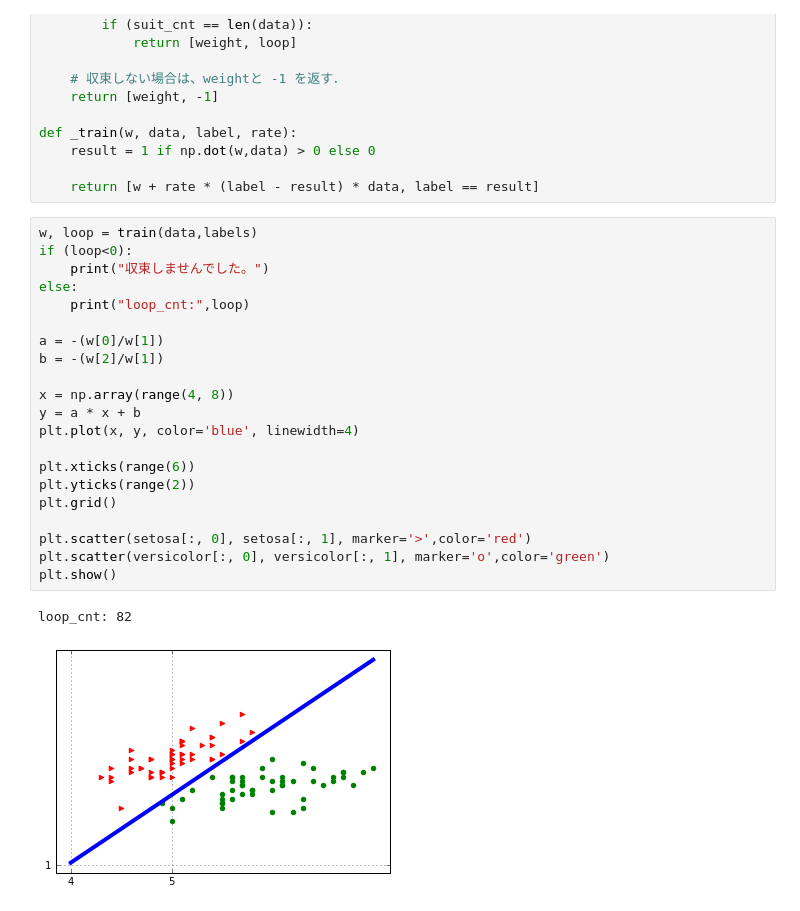
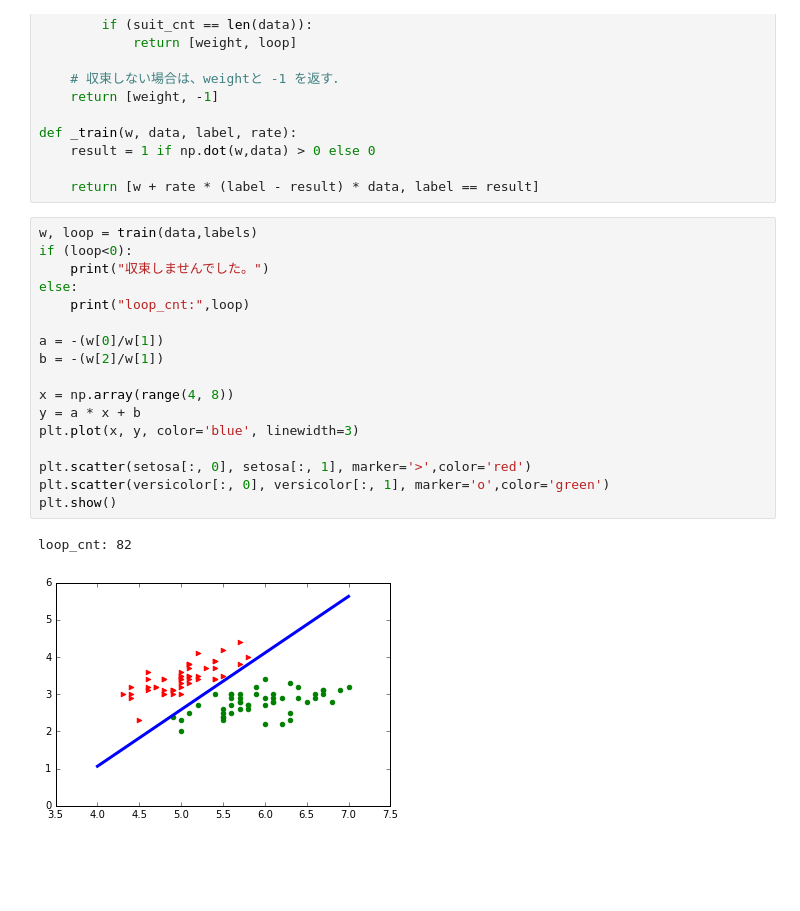
Before and after one commit to yamatsuka-hiroto/ml, a Jupyter notebook: perceptron_iris.ipynb, the cells around one changed output. Cells and saved outputs as stored; diff of their text form; blank space fills up the shorter version.

Commit message:
fix graph

```diff
--- a/perceptron_iris.ipynb
+++ b/perceptron_iris.ipynb
@@ -87,24 +92,20 @@ def _train(w, data, label, rate):
 # %%
 w, loop = train(data,labels)
 if (loop<0):
     print("収束しませんでした。")
 else:
     print("loop_cnt:",loop)
 
 a = -(w[0]/w[1])
 b = -(w[2]/w[1])
 
 x = np.array(range(4, 8))
 y = a * x + b
-plt.plot(x, y, color='blue', linewidth=4)
-
-plt.xticks(range(6))
-plt.yticks(range(2))
-plt.grid()
+plt.plot(x, y, color='blue', linewidth=3)
 
 plt.scatter(setosa[:, 0], setosa[:, 1], marker='>',color='red')
 plt.scatter(versicolor[:, 0], versicolor[:, 1], marker='o',color='green')
 plt.show()
 # %% [output]
 loop_cnt: 82
-[figure, old version]
+[figure, new version]
```
Also changed, not shown: parts of 5 cells of this notebook.
